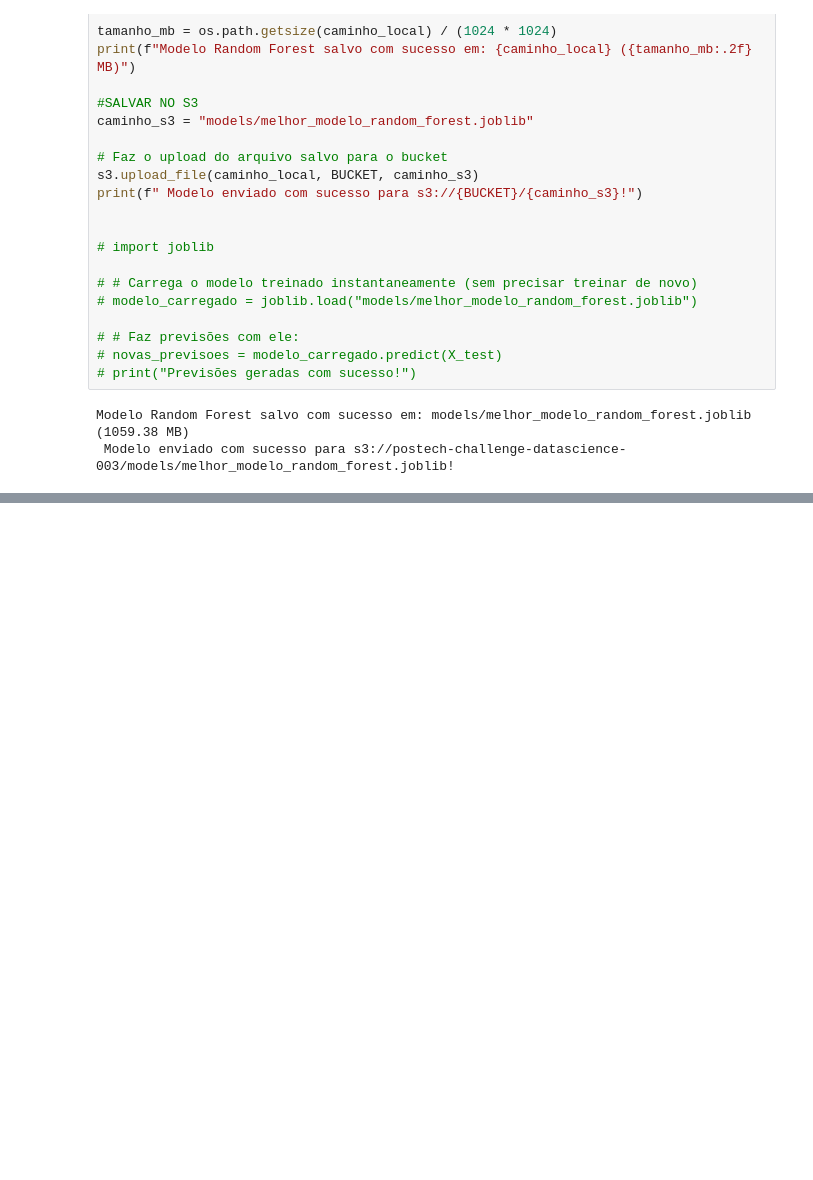
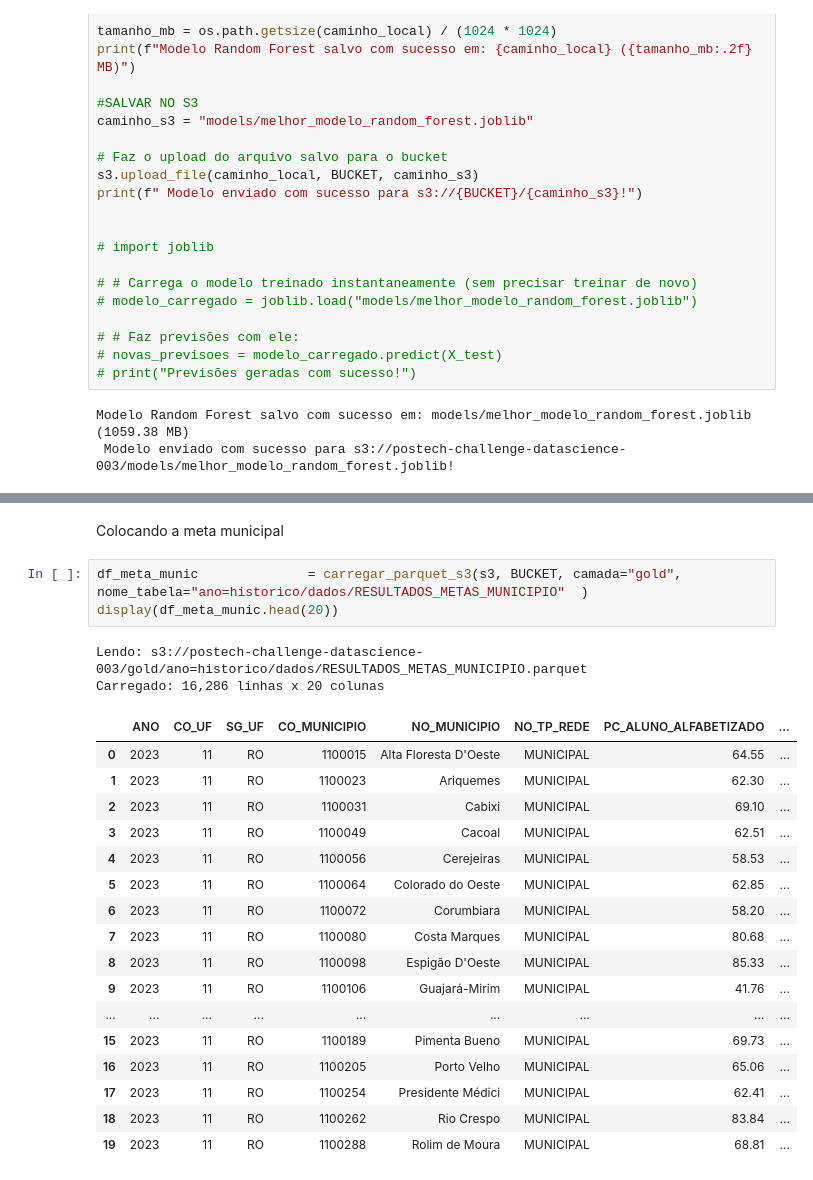
Before and after one commit to LucasRuizMartins/fiap_tech_challenge_03, a Jupyter notebook: notebooks/Pipeline_testeCi.ipynb, the cells around one changed output, grey strips where cells are left out. Cells and saved outputs as stored; diff of their text form; blank space fills up the shorter version.

```diff
--- a/notebooks/Pipeline_testeCi.ipynb
+++ b/notebooks/Pipeline_testeCi.ipynb
@@ -898,0 +2779,25 @@ Modelo Random Forest salvo com sucesso em: models/melhor_modelo_random_forest.jo
+# %% [markdown]
+Colocando a meta municipal
+# %%
+df_meta_munic              = carregar_parquet_s3(s3, BUCKET, camada="gold", nome_tabela="ano=historico/dados/RESULTADOS_METAS_MUNICIPIO"  )
+display(df_meta_munic.head(20))
+# %% [output]
+Lendo: s3://postech-challenge-datascience-003/gold/ano=historico/dados/RESULTADOS_METAS_MUNICIPIO.parquet
+Carregado: 16,286 linhas x 20 colunas
+|  | ANO | CO_UF | SG_UF | CO_MUNICIPIO | NO_MUNICIPIO | NO_TP_REDE | PC_ALUNO_ALFABETIZADO | ... |
+| 0 | 2023 | 11 | RO | 1100015 | Alta Floresta D'Oeste | MUNICIPAL | 64.55 | ... |
+| 1 | 2023 | 11 | RO | 1100023 | Ariquemes | MUNICIPAL | 62.30 | ... |
+| 2 | 2023 | 11 | RO | 1100031 | Cabixi | MUNICIPAL | 69.10 | ... |
+| 3 | 2023 | 11 | RO | 1100049 | Cacoal | MUNICIPAL | 62.51 | ... |
+| 4 | 2023 | 11 | RO | 1100056 | Cerejeiras | MUNICIPAL | 58.53 | ... |
+| 5 | 2023 | 11 | RO | 1100064 | Colorado do Oeste | MUNICIPAL | 62.85 | ... |
+| 6 | 2023 | 11 | RO | 1100072 | Corumbiara | MUNICIPAL | 58.20 | ... |
+| 7 | 2023 | 11 | RO | 1100080 | Costa Marques | MUNICIPAL | 80.68 | ... |
+| 8 | 2023 | 11 | RO | 1100098 | Espigão D'Oeste | MUNICIPAL | 85.33 | ... |
+| 9 | 2023 | 11 | RO | 1100106 | Guajará-Mirim | MUNICIPAL | 41.76 | ... |
+| ... | ... | ... | ... | ... | ... | ... | ... | ... |
+| 15 | 2023 | 11 | RO | 1100189 | Pimenta Bueno | MUNICIPAL | 69.73 | ... |
+| 16 | 2023 | 11 | RO | 1100205 | Porto Velho | MUNICIPAL | 65.06 | ... |
+| 17 | 2023 | 11 | RO | 1100254 | Presidente Médici | MUNICIPAL | 62.41 | ... |
+| 18 | 2023 | 11 | RO | 1100262 | Rio Crespo | MUNICIPAL | 83.84 | ... |
+| 19 | 2023 | 11 | RO | 1100288 | Rolim de Moura | MUNICIPAL | 68.81 | ... |
```
Also changed, not shown: parts of 132 cells of this notebook.
